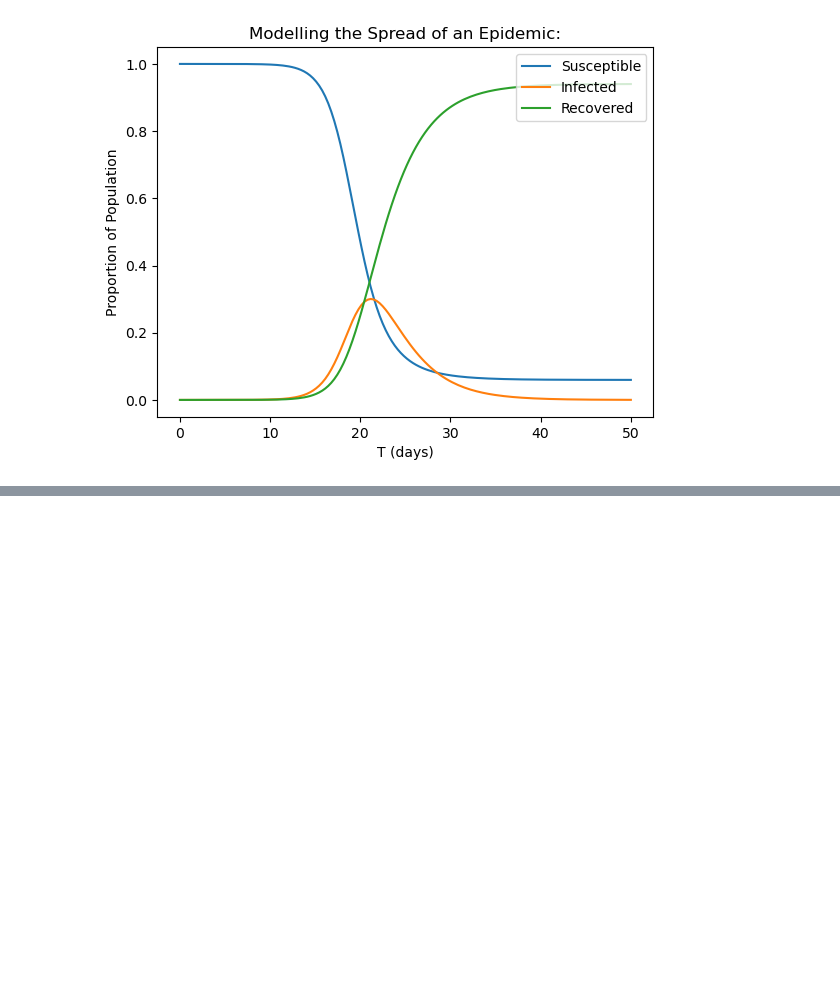
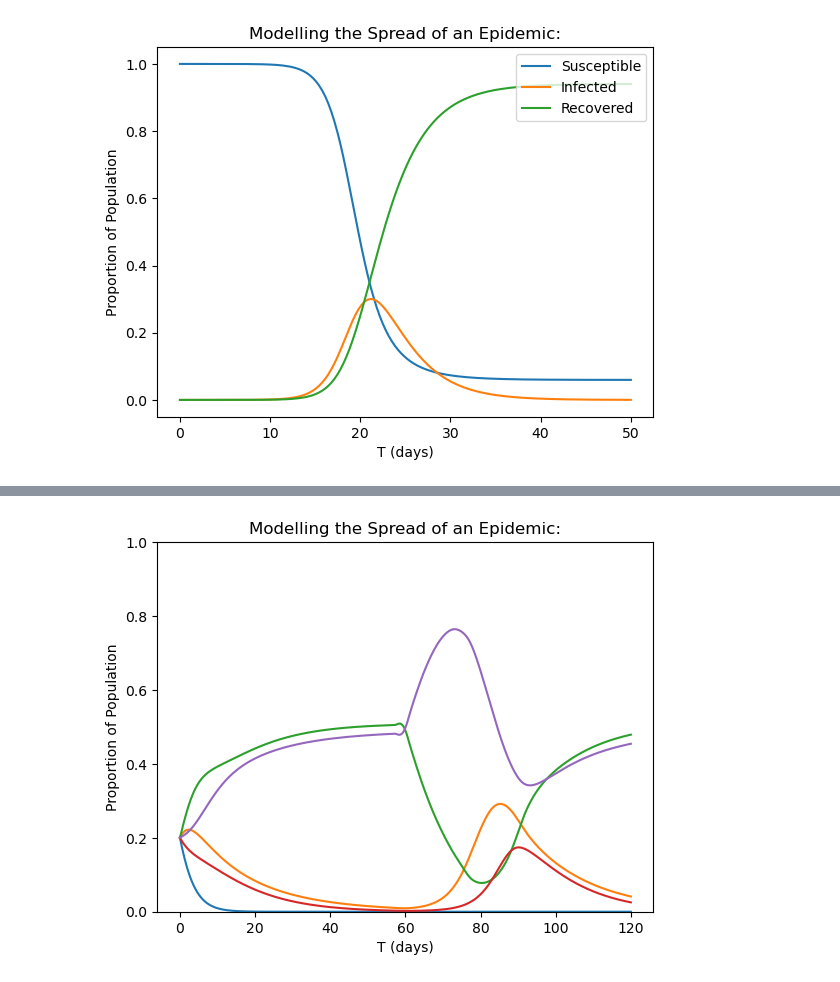
Before and after one commit to brandonwaits12/Radiator-Springs, a Jupyter notebook: radiator_springs.ipynb, the cells around one changed output, grey strips where cells are left out. Cells and saved outputs as stored; diff of their text form; code cells hidden in the pictures; blank space fills up the shorter version.

```diff
--- a/radiator_springs.ipynb
+++ b/radiator_springs.ipynb
@@ -41,0 +90,51 @@ SIR_Demo()
+# %%
+def event_based_model():
+
+    n = 5
+    K = 2/3
+    alpha_values = np.random.rand(5)
+    # alpha_values = np.array([0.4, 0.4, 0.4, 0.4, 0.4])
+    beta_values = np.random.rand(5, 5)
+    # beta_values = (beta_values + beta_values.T) / 2
+
+
+    def ode(t, y):
+        dydt = np.zeros(5)
+
+        # Event: Company 3 (index 2) performs poorly between t=60 and t=75
+        temporary_alpha = alpha_values.copy()  # Copy to modify for events
+        if 60 <= t <= 75:
+            temporary_alpha[2] *= 0.1  # Reduce Company 3's growth rate significantly
+        if 75 <= t <= 90:
+            temporary_alpha[2] *= 0.1 * 10 * (t - 75) / 15  # Increase Company 3's growth rate linearly
+
+        for i in range(5):
+            competitive_term = np.sum([beta_values[i, j] * y[j] for j in range(5) if j != i])
+            dydt[i] = y[i] * (temporary_alpha[i] * (1 - y[i] / K) - competitive_term)
+        return dydt
+
+    t0 = 0
+    tf = 120
+    x_space = np.linspace(0, tf, 1000)
+
+    #Define y0 and solution
+    y0 = np.array([0.2, 0.2, 0.2, 0.2, 0.2])
+    sol = solve_ivp(ode, (t0, tf), y0, t_eval=np.linspace(t0, tf, 1000))
+    sol.y = sol.y / np.sum(sol.y, axis=0)
+
+    #Plot the system
+    plt.plot(x_space, sol.y[0],  label='Company 1, alpha = ' + str(alpha_values[0]))
+    plt.plot(x_space, sol.y[1],  label='Company 2, alpha = ' + str(alpha_values[1]))
+    plt.plot(x_space, sol.y[2],  label='Company 3, alpha = ' + str(alpha_values[2]))
+    plt.plot(x_space, sol.y[3],  label='Company 4, alpha = ' + str(alpha_values[3]))
+    plt.plot(x_space, sol.y[4],  label='Company 5, alpha = ' + str(alpha_values[4]))
+    plt.ylabel("Proportion of Population")
+    # plt.legend(loc='upper right')
+    plt.xlabel("T (days)")
+    plt.title("Modelling the Spread of an Epidemic:")
+    plt.ylim(0, 1)
+    plt.show()
+
+event_based_model()
+# %% [output]
+[figure, added]
```
Also changed, not shown: parts of 3 cells of this notebook.
